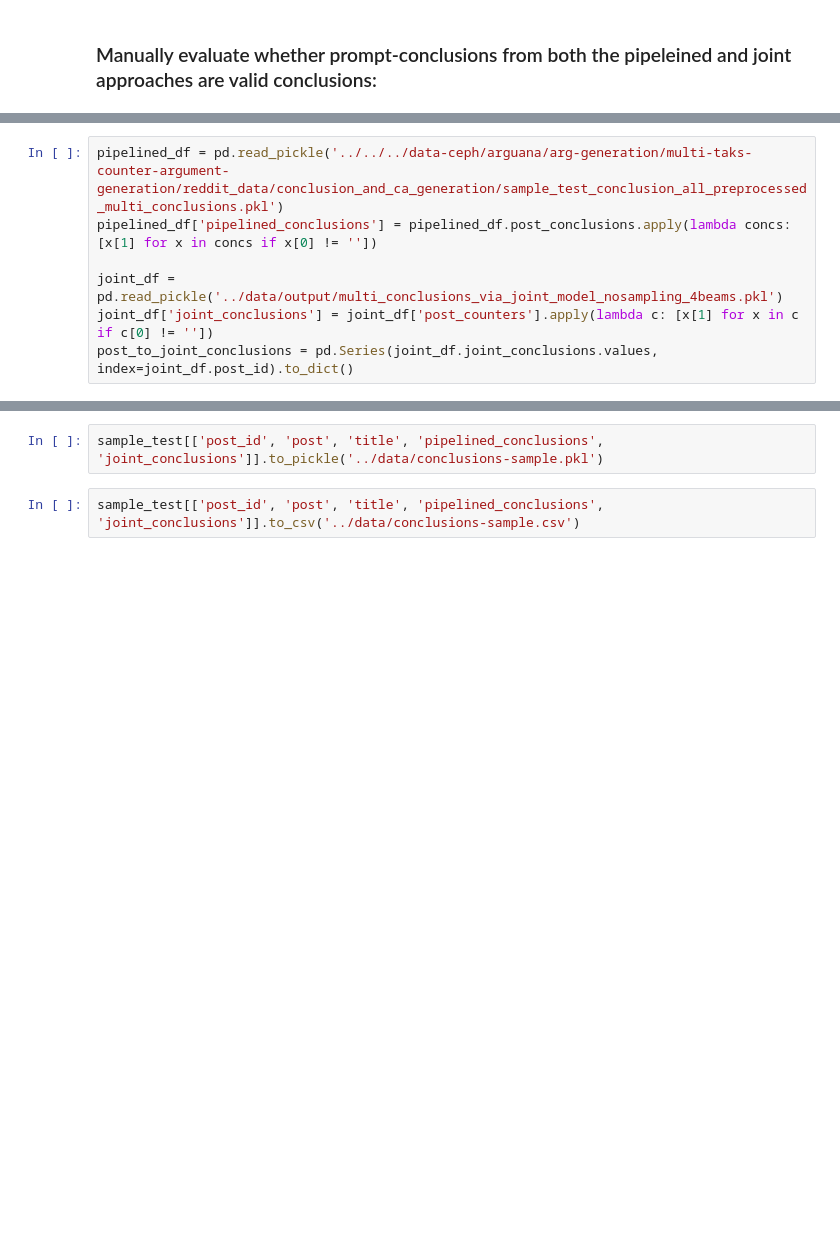
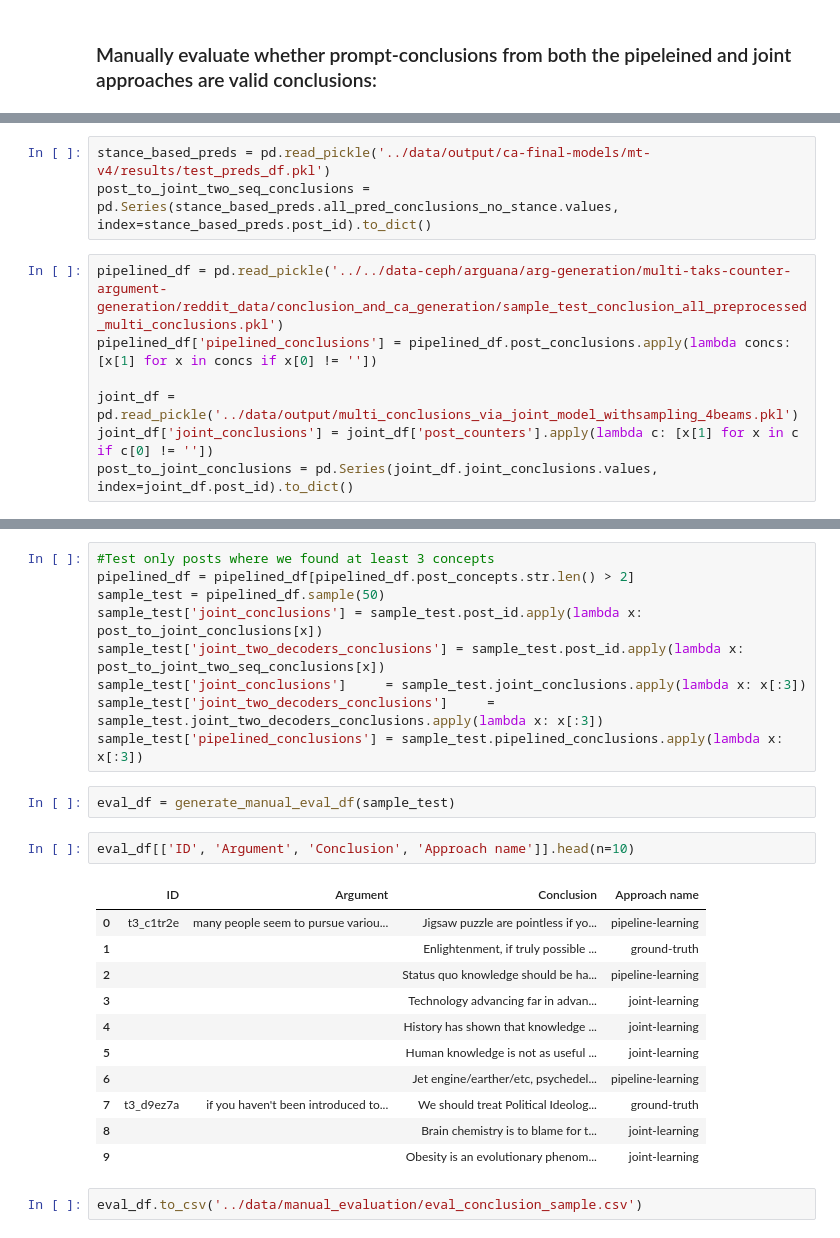
Before and after one commit to webis-de/eacl23-conclusion-based-counter-argument-generation, a Jupyter notebook: prompted-conclusion/prompted-conclusion-generation.ipynb, the cells around one changed output, grey strips where cells are left out. Drawn from its saved outputs; the diff is of its cells as text; blank space fills up the shorter version.

```diff
--- a/prompted-conclusion/prompted-conclusion-generation.ipynb
+++ b/prompted-conclusion/prompted-conclusion-generation.ipynb
@@ -270,7 +321,10 @@ unique_valid_df[['post_counters', 'best_counter']].head()
+# %%
+stance_based_preds = pd.read_pickle('../data/output/ca-final-models/mt-v4/results/test_preds_df.pkl')
+post_to_joint_two_seq_conclusions = pd.Series(stance_based_preds.all_pred_conclusions_no_stance.values, index=stance_based_preds.post_id).to_dict()
 # %%
-pipelined_df = pd.read_pickle('../../../data-ceph/arguana/arg-generation/multi-taks-counter-argument-generation/reddit_data/conclusion_and_ca_generation/sample_test_conclusion_all_preprocessed_multi_conclusions.pkl')
+pipelined_df = pd.read_pickle('../../data-ceph/arguana/arg-generation/multi-taks-counter-argument-generation/reddit_data/conclusion_and_ca_generation/sample_test_conclusion_all_preprocessed_multi_conclusions.pkl')
 pipelined_df['pipelined_conclusions'] = pipelined_df.post_conclusions.apply(lambda concs: [x[1] for x in concs if x[0] != ''])
 
-joint_df = pd.read_pickle('../data/output/multi_conclusions_via_joint_model_nosampling_4beams.pkl')
+joint_df = pd.read_pickle('../data/output/multi_conclusions_via_joint_model_withsampling_4beams.pkl')
 joint_df['joint_conclusions'] = joint_df['post_counters'].apply(lambda c: [x[1] for x in c if c[0] != ''])
 post_to_joint_conclusions = pd.Series(joint_df.joint_conclusions.values, index=joint_df.post_id).to_dict()
@@ -296,4 +331,27 @@ sample_test[['post_id', 'post', 'title', 'pipelined_conclusions', 'joint_conclus
-# %%
-sample_test[['post_id', 'post', 'title', 'pipelined_conclusions', 'joint_conclusions']].to_pickle('../data/conclusions-sample.pkl')
-# %%
-sample_test[['post_id', 'post', 'title', 'pipelined_conclusions', 'joint_conclusions']].to_csv('../data/conclusions-sample.csv')
+# %%
+#Test only posts where we found at least 3 concepts
+pipelined_df = pipelined_df[pipelined_df.post_concepts.str.len() > 2]
+sample_test = pipelined_df.sample(50)
+sample_test['joint_conclusions'] = sample_test.post_id.apply(lambda x: post_to_joint_conclusions[x])
+sample_test['joint_two_decoders_conclusions'] = sample_test.post_id.apply(lambda x: post_to_joint_two_seq_conclusions[x])
+sample_test['joint_conclusions']     = sample_test.joint_conclusions.apply(lambda x: x[:3])
+sample_test['joint_two_decoders_conclusions']     = sample_test.joint_two_decoders_conclusions.apply(lambda x: x[:3])
+sample_test['pipelined_conclusions'] = sample_test.pipelined_conclusions.apply(lambda x: x[:3])
+# %%
+eval_df = generate_manual_eval_df(sample_test)
+# %%
+eval_df[['ID', 'Argument', 'Conclusion', 'Approach name']].head(n=10)
+# %% [output]
+|  | ID | Argument | Conclusion | Approach name |
+| 0 | t3_c1tr2e | many people seem to pursue variou... | Jigsaw puzzle are pointless if yo... | pipeline-learning |
+| 1 |  |  | Enlightenment, if truly possible ... | ground-truth |
+| 2 |  |  | Status quo knowledge should be ha... | pipeline-learning |
+| 3 |  |  | Technology advancing far in advan... | joint-learning |
+| 4 |  |  | History has shown that knowledge ... | joint-learning |
+| 5 |  |  | Human knowledge is not as useful ... | joint-learning |
+| 6 |  |  | Jet engine/earther/etc, psychedel... | pipeline-learning |
+| 7 | t3_d9ez7a | if you haven't been introduced to... | We should treat Political Ideolog... | ground-truth |
+| 8 |  |  | Brain chemistry is to blame for t... | joint-learning |
+| 9 |  |  | Obesity is an evolutionary phenom... | joint-learning |
+# %%
+eval_df.to_csv('../data/manual_evaluation/eval_conclusion_sample.csv')
```
Also changed, not shown: parts of 18 cells of this notebook, 11 other files.
